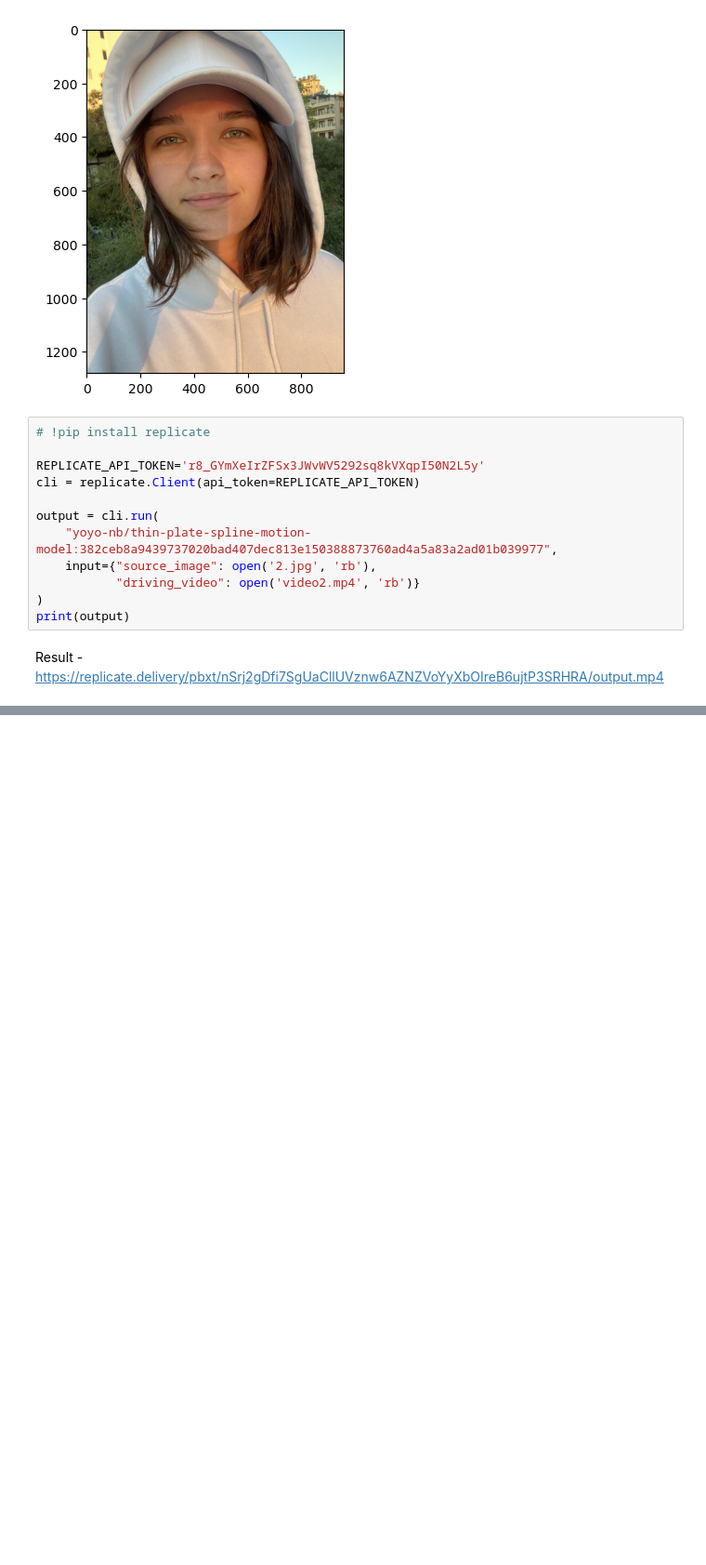
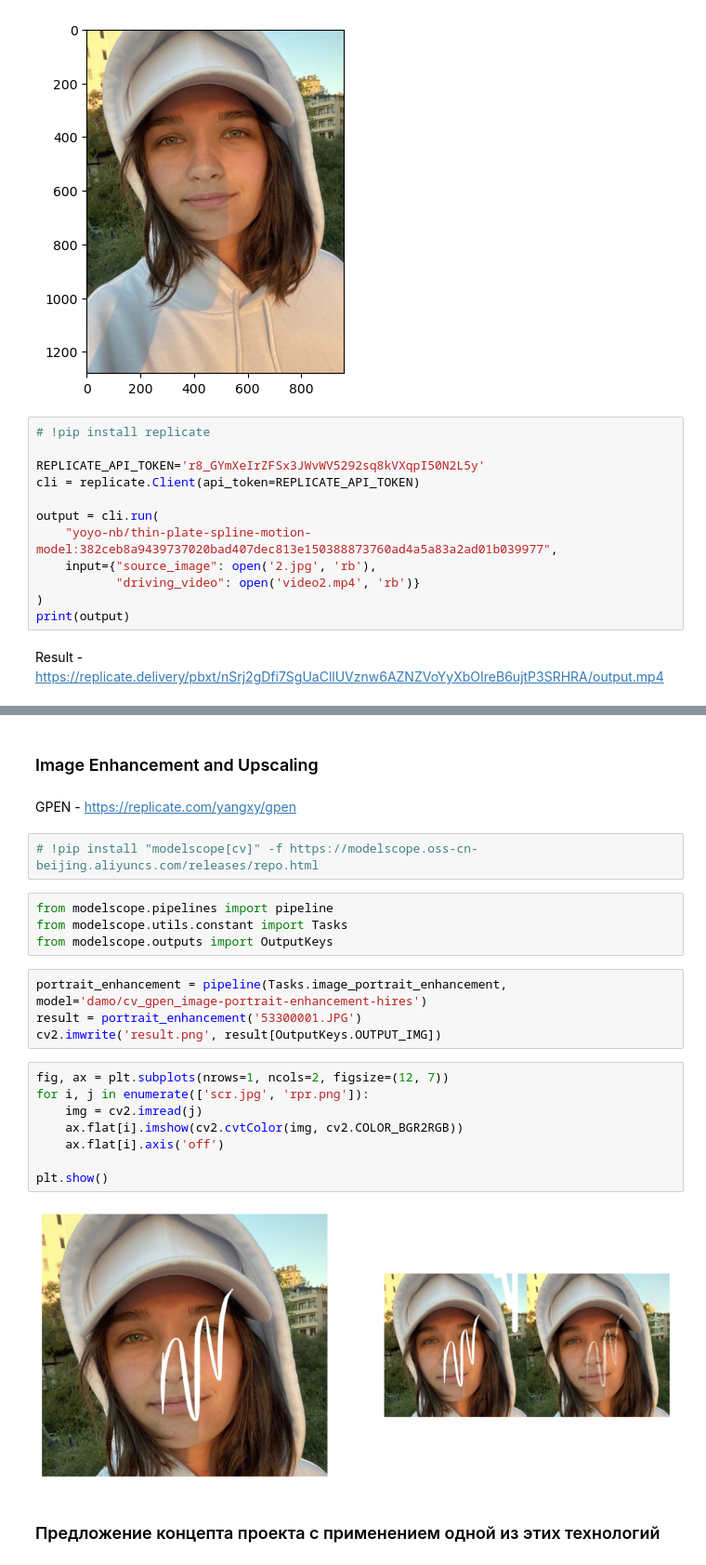
Before and after one commit to natalia-sd/AI-andstuff, a Jupyter notebook: semester 2 (feb - jun 2023)/lab_3/lab_3.ipynb, the cells around one changed output, grey strips where cells are left out. Shown at 93% size. Drawn from its saved outputs; the diff is of its cells as text; blank space fills up the shorter version.

```diff
--- a/semester 2 (feb - jun 2023)/lab_3/lab_3.ipynb
+++ b/semester 2 (feb - jun 2023)/lab_3/lab_3.ipynb
@@ -64,3 +65,29 @@ Result - https://replicate.delivery/pbxt/nSrj2gDfi7SgUaCllUVznw6AZNZVoYyXbOIreB6
 play('output.mp4')
 # %% [output]
 [interactive output not drawn]
+# %% [markdown]
+### Image Enhancement and Upscaling
+# %% [markdown]
+GPEN - https://replicate.com/yangxy/gpen
+# %%
+# !pip install "modelscope[cv]" -f https://modelscope.oss-cn-beijing.aliyuncs.com/releases/repo.html
+# %%
+from modelscope.pipelines import pipeline
+from modelscope.utils.constant import Tasks
+from modelscope.outputs import OutputKeys
+# %%
+portrait_enhancement = pipeline(Tasks.image_portrait_enhancement, model='damo/cv_gpen_image-portrait-enhancement-hires')
+result = portrait_enhancement('53300001.JPG')
+cv2.imwrite('result.png', result[OutputKeys.OUTPUT_IMG])
+# %%
+fig, ax = plt.subplots(nrows=1, ncols=2, figsize=(12, 7))
+for i, j in enumerate(['scr.jpg', 'rpr.png']):
+    img = cv2.imread(j)
+    ax.flat[i].imshow(cv2.cvtColor(img, cv2.COLOR_BGR2RGB))
+    ax.flat[i].axis('off')
+
+plt.show()
+# %% [output]
+[figure, added]
+# %% [markdown]
+### Предложение концепта проекта с применением одной из этих технологий
```
Also changed, not shown: parts of 1 cell of this notebook, 4 other files.
